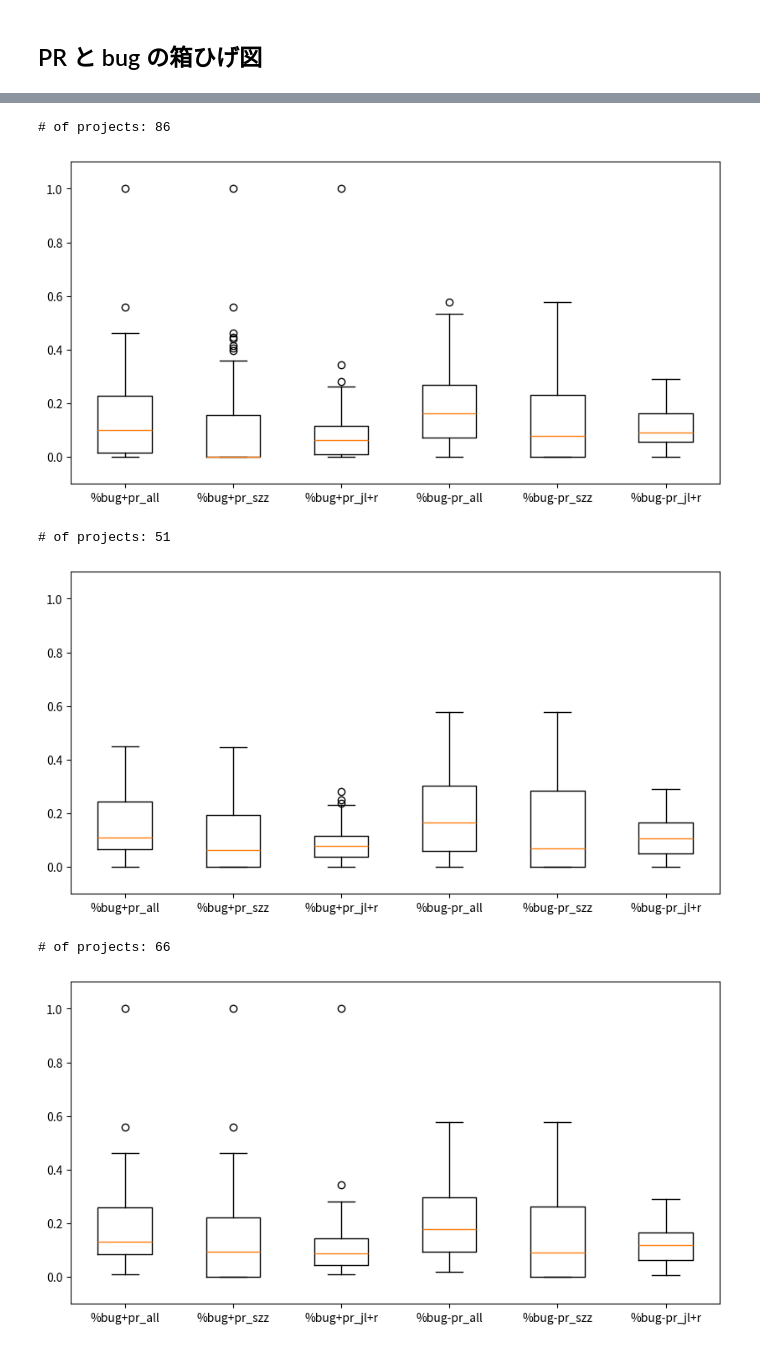
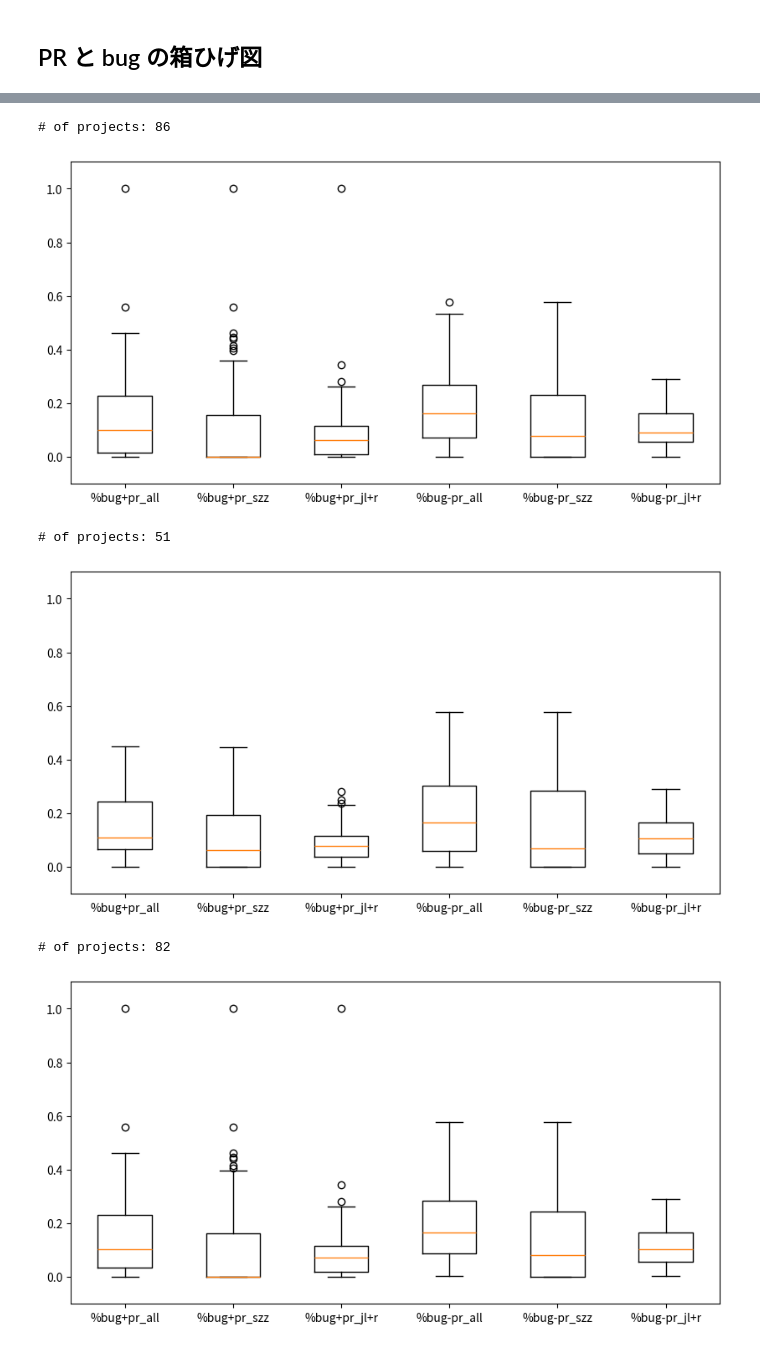
Before and after one commit to nrysk/research, a Jupyter notebook: 000/pull_request_impact.ipynb, the cells around one changed output, grey strips where cells are left out. Saved outputs shown, nothing was run; the diff lists cells and outputs as text; code cells hidden in the pictures.

```diff
--- a/002/pull_request_impact.ipynb
+++ b/000/pull_request_impact.ipynb
@@ -144,36 +144,38 @@ def plot_bug_rate(df: pl.DataFrame):
     plt.ylim(0 - 0.1, 1 + 0.1)
     plt.show()
 
 
 df = pl.read_csv("data/pull_request_impact.csv")
 
 # 各プロジェクトに対して, バグ率の箱ひげ図をプロット
 print(f"# of projects: {len(df)}")
 plot_bug_rate(df)
 
 # プルリクエストを経由したコミット数が 0 のプロジェクトを除外
 filtered_df = df.filter(pl.col("#cmt+pr+bi_all") + pl.col("#cmt+pr-bi_all") > 0)
 print(f"# of projects: {len(filtered_df)}")
 plot_bug_rate(filtered_df)
 
 # プルリクエストを経由したコミット数が 100 以下のプロジェクトを除外
 filtered_df = df.filter(pl.col("#cmt+pr+bi_all") + pl.col("#cmt+pr-bi_all") > 100)
 print(f"# of projects: {len(filtered_df)}")
 plot_bug_rate(filtered_df)
 
 # jl+r によるバグの数が 0 のプロジェクトを除外
-filtered_df = df.filter(pl.col("#cmt+pr+bi_jl+r") > 0)
+filtered_df = df.filter(pl.col("#cmt-pr+bi_jl+r") > 0).filter(
+    pl.col("#cmt+pr+bi_all") + pl.col("#cmt+pr-bi_all") > 0
+)
 print(f"# of projects: {len(filtered_df)}")
 plot_bug_rate(filtered_df)
 # %% [output]
 # of projects: 98
 [figure]
 # of projects: 86
 [figure]
 # of projects: 51
 [figure]
-# of projects: 66
+# of projects: 82
-[figure, old version]
+[figure, new version]
 # %%
 """
 jl+r によってバグ混入のラベル付けを行ったプロジェクトを対象に
```
Also changed, not shown: parts of 5 cells of this notebook, 18 other files.
